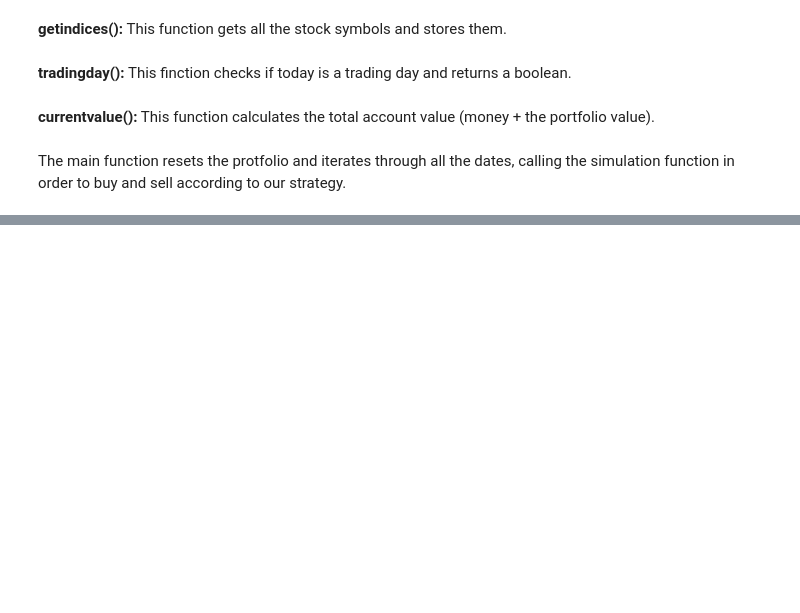
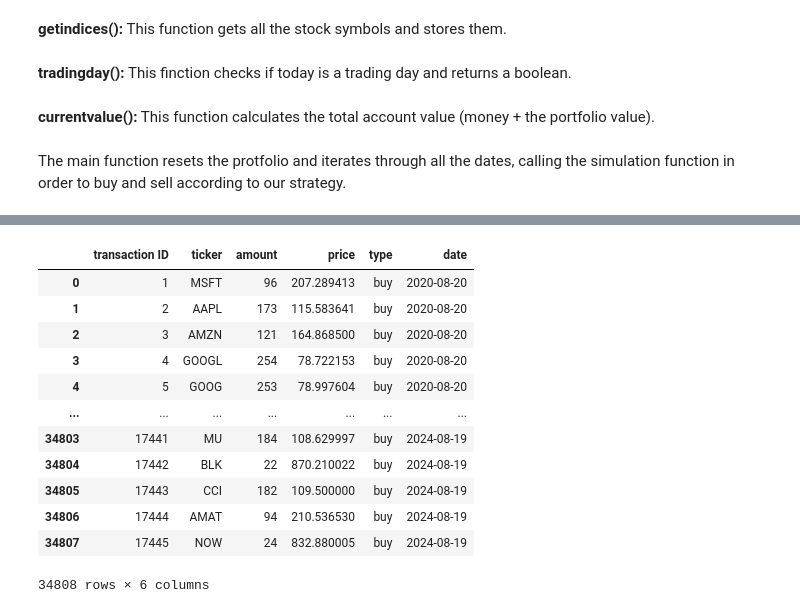
Before and after one commit to PaegannSridar/stock-market-simulator, a Jupyter notebook: Stock_Market_Simulator.ipynb, the cells around one changed output, grey strips where cells are left out. Saved outputs shown, nothing was run; the diff lists cells and outputs as text; code cells hidden in the pictures; blank space fills up the shorter version.

```diff
--- a/Stock_Market_Simulator.ipynb
+++ b/Stock_Market_Simulator.ipynb
@@ -209,0 +197,16 @@ main()
+# %%
+pd.DataFrame(transactionlog)
+# %% [output]
+|  | transaction ID | ticker | amount | price | type | date |
+| 0 | 1 | MSFT | 96 | 207.289413 | buy | 2020-08-20 |
+| 1 | 2 | AAPL | 173 | 115.583641 | buy | 2020-08-20 |
+| 2 | 3 | AMZN | 121 | 164.868500 | buy | 2020-08-20 |
+| 3 | 4 | GOOGL | 254 | 78.722153 | buy | 2020-08-20 |
+| 4 | 5 | GOOG | 253 | 78.997604 | buy | 2020-08-20 |
+| ... | ... | ... | ... | ... | ... | ... |
+| 34803 | 17441 | MU | 184 | 108.629997 | buy | 2024-08-19 |
+| 34804 | 17442 | BLK | 22 | 870.210022 | buy | 2024-08-19 |
+| 34805 | 17443 | CCI | 182 | 109.500000 | buy | 2024-08-19 |
+| 34806 | 17444 | AMAT | 94 | 210.536530 | buy | 2024-08-19 |
+| 34807 | 17445 | NOW | 24 | 832.880005 | buy | 2024-08-19 |
+34808 rows × 6 columns
```
Also changed, not shown: parts of 10 cells of this notebook.
